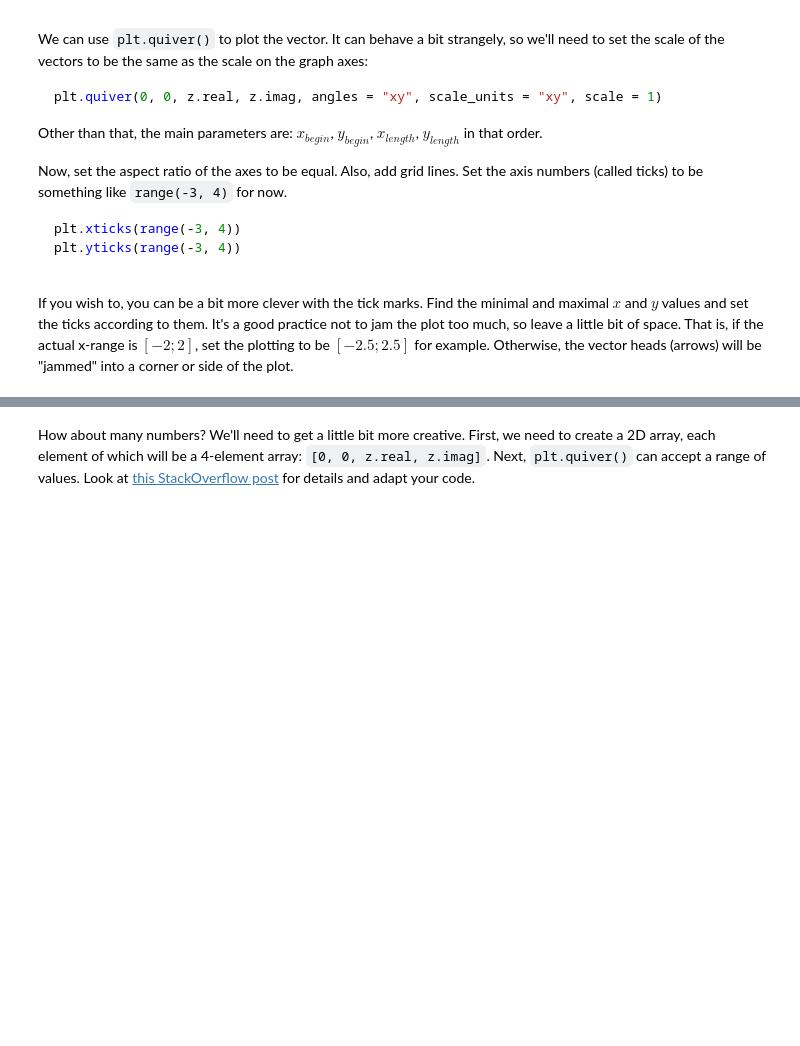
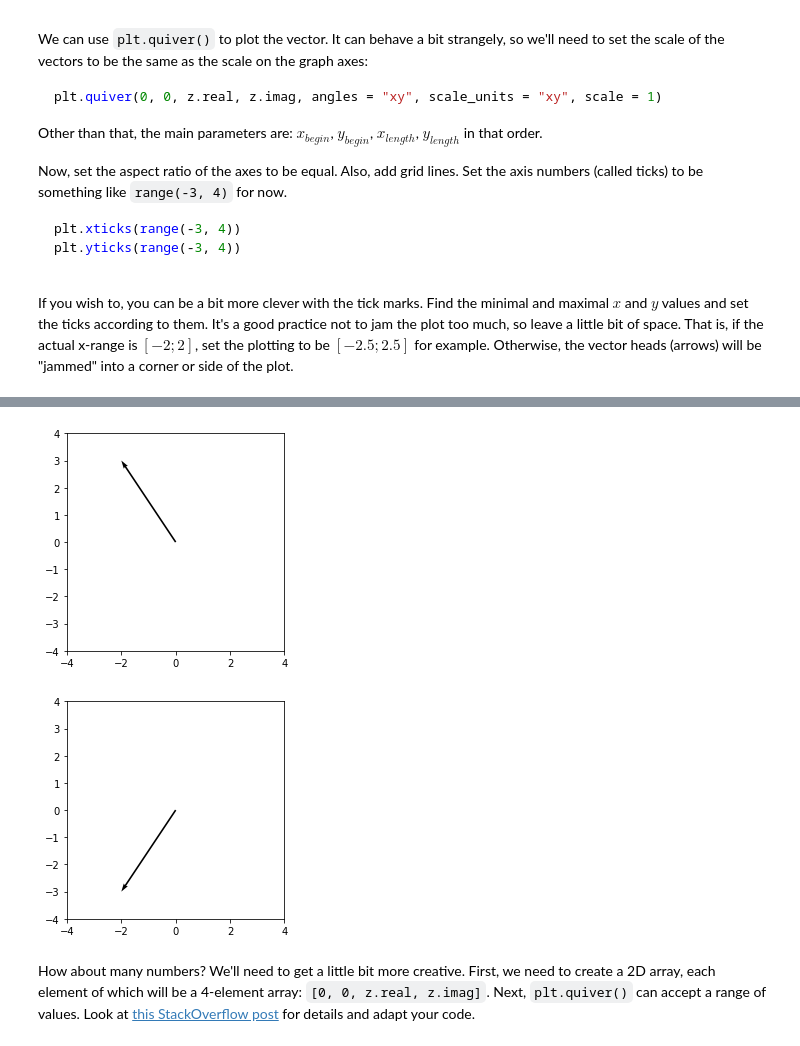
Before and after one commit to atkuzmanov/softuni-ai-mathconceptsfordevs-2021, a Jupyter notebook: 6-basic-algebra-exercise-2021-02-23/04-Basic-Algebra-Exercise-homework/Basic Algebra Exercise.ipynb, the cells around one changed output, grey strips where cells are left out. Saved outputs shown, nothing was run; the diff lists cells and outputs as text; code cells hidden in the pictures; blank space fills up the shorter version.

```diff
--- a/6-basic-algebra-exercise-2021-02-23/04-Basic-Algebra-Exercise-homework/Basic Algebra Exercise.ipynb
+++ b/6-basic-algebra-exercise-2021-02-23/04-Basic-Algebra-Exercise-homework/Basic Algebra Exercise.ipynb
@@ -282,3 +290,9 @@ plot_complex_number(2 + 3j)
+# %%
+plot_complex_number(-2 + 3j)
+plot_complex_number(-2 + -3j)
+# %% [output]
+[figure, added]
+[figure, added]
 # %% [markdown]
 How about many numbers? We'll need to get a little bit more creative. First, we need to create a 2D array, each element of which will be a 4-element array: `[0, 0, z.real, z.imag]`. Next, `plt.quiver()` can accept a range of values. Look at [this StackOverflow post](https://stackoverflow.com/questions/12265234/how-to-plot-2d-math-vectors-with-matplotlib) for details and adapt your code.
 # %%
```
Also changed, not shown: parts of 1 cell of this notebook.
